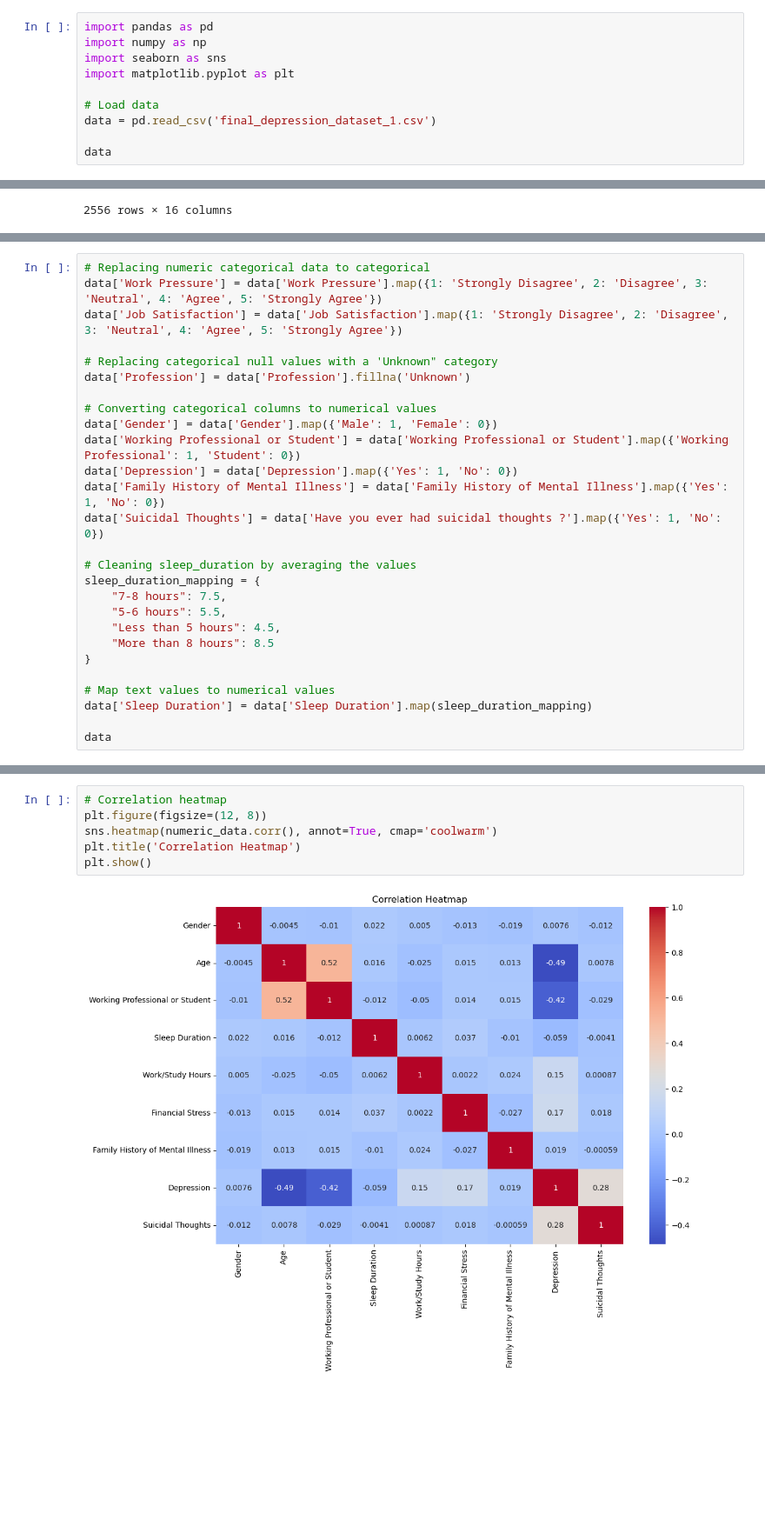
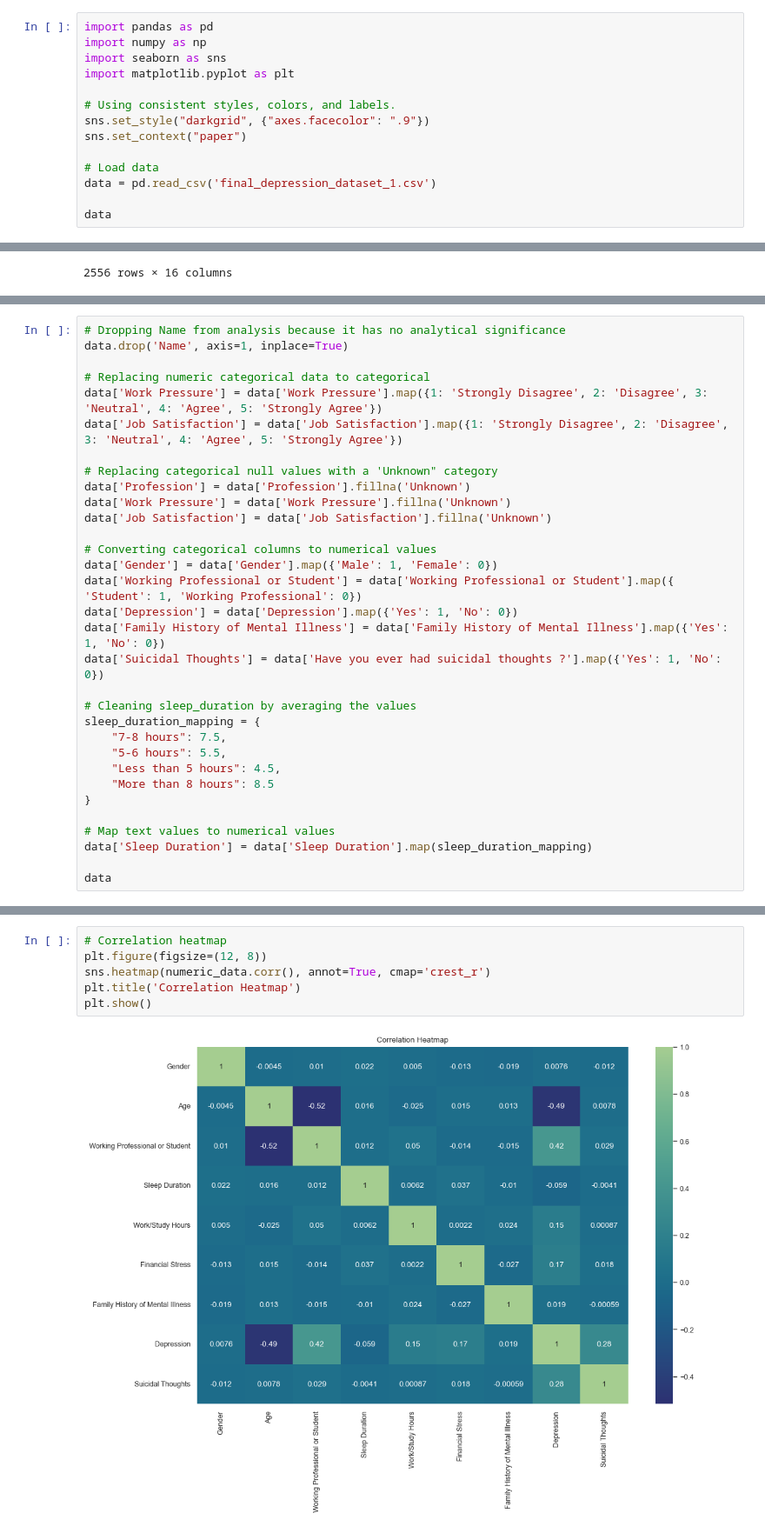
Before and after one commit to KokiriKaleb/depression-analysis, a Jupyter notebook: DepressionAnalysis.ipynb, the cells around one changed output, grey strips where cells are left out. Shown at 87% size. Saved outputs shown, nothing was run; the diff lists cells and outputs as text; blank space fills up the shorter version.

```diff
--- a/DepressionAnalysis.ipynb
+++ b/DepressionAnalysis.ipynb
@@ -6,6 +9,10 @@ import numpy as np
 import seaborn as sns
 import matplotlib.pyplot as plt
 
+# Using consistent styles, colors, and labels.
+sns.set_style("darkgrid", {"axes.facecolor": ".9"})
+sns.set_context("paper")
+
 # Load data
 data = pd.read_csv('final_depression_dataset_1.csv')
 
@@ -80,14 +88,19 @@ array([ 4.,  3.,  5.,  2.,  1., nan])
 # %%
+# Dropping Name from analysis because it has no analytical significance
+data.drop('Name', axis=1, inplace=True)
+
 # Replacing numeric categorical data to categorical
 data['Work Pressure'] = data['Work Pressure'].map({1: 'Strongly Disagree', 2: 'Disagree', 3: 'Neutral', 4: 'Agree', 5: 'Strongly Agree'})
 data['Job Satisfaction'] = data['Job Satisfaction'].map({1: 'Strongly Disagree', 2: 'Disagree', 3: 'Neutral', 4: 'Agree', 5: 'Strongly Agree'})
 
 # Replacing categorical null values with a 'Unknown" category
 data['Profession'] = data['Profession'].fillna('Unknown')
+data['Work Pressure'] = data['Work Pressure'].fillna('Unknown')
+data['Job Satisfaction'] = data['Job Satisfaction'].fillna('Unknown')
 
 # Converting categorical columns to numerical values
 data['Gender'] = data['Gender'].map({'Male': 1, 'Female': 0})
-data['Working Professional or Student'] = data['Working Professional or Student'].map({'Working Professional': 1, 'Student': 0})
+data['Working Professional or Student'] = data['Working Professional or Student'].map({ 'Student': 1, 'Working Professional': 0})
 data['Depression'] = data['Depression'].map({'Yes': 1, 'No': 0})
 data['Family History of Mental Illness'] = data['Family History of Mental Illness'].map({'Yes': 1, 'No': 0})
 data['Suicidal Thoughts'] = data['Have you ever had suicidal thoughts ?'].map({'Yes': 1, 'No': 0})
@@ -280,8 +277,8 @@ plt.show()
 # %%
 # Correlation heatmap
 plt.figure(figsize=(12, 8))
-sns.heatmap(numeric_data.corr(), annot=True, cmap='coolwarm')
+sns.heatmap(numeric_data.corr(), annot=True, cmap='crest_r')
 plt.title('Correlation Heatmap')
 plt.show()
 # %% [output]
-[figure, old version]
+[figure, new version]
```
Also changed, not shown: parts of 50 cells of this notebook, 1 other file.
